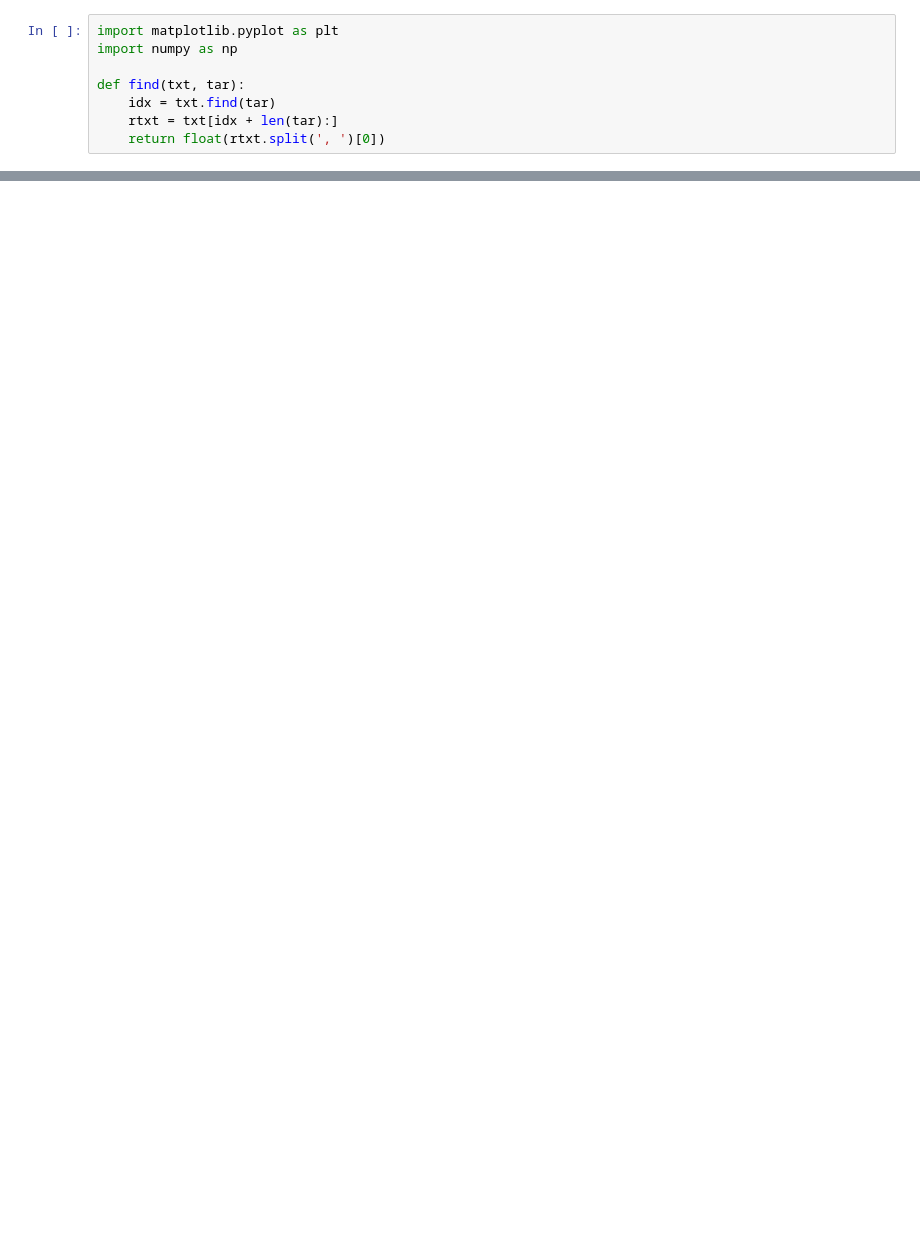
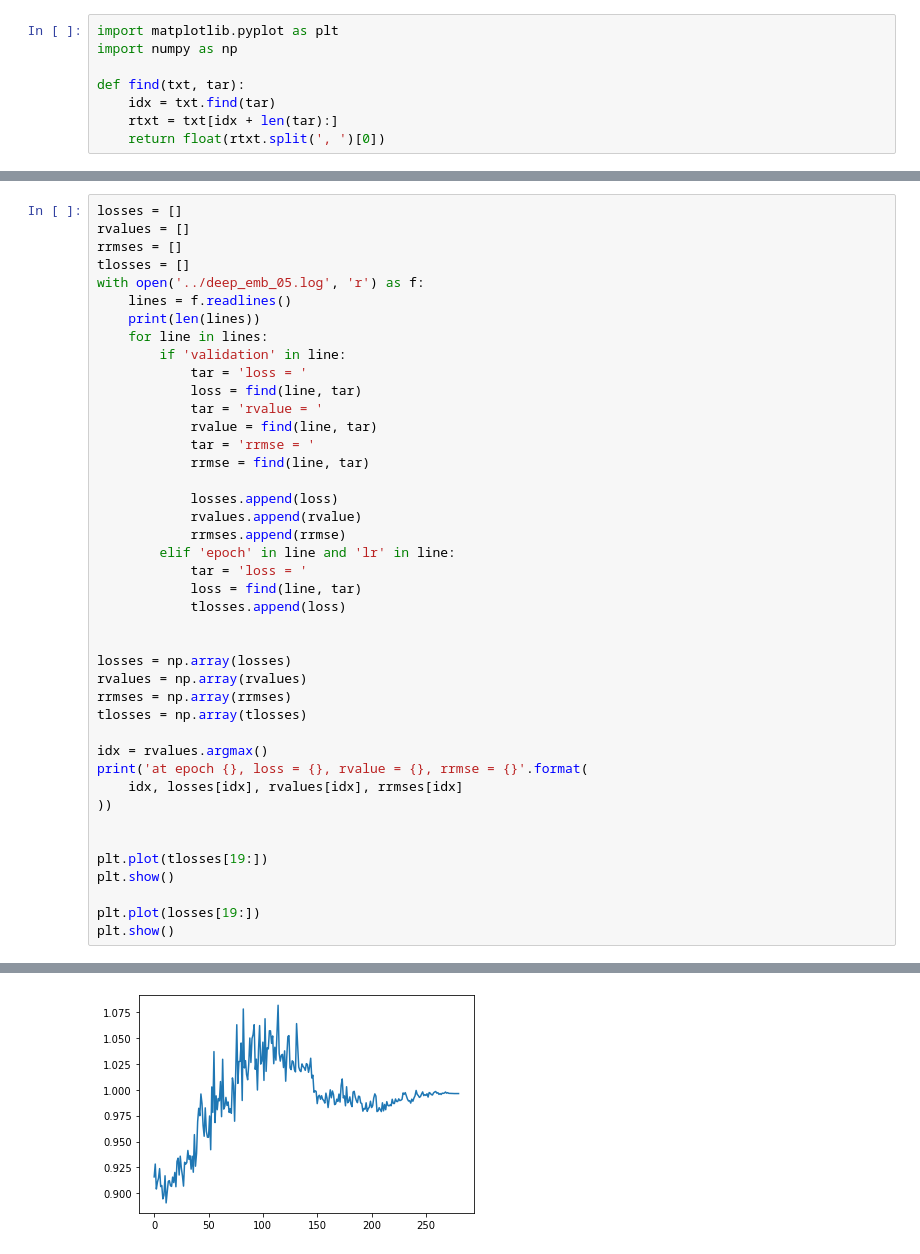
Before and after one commit to leepaul009/pri_model, a Jupyter notebook: notebook/res.ipynb, the cells around one changed output, grey strips where cells are left out. Saved outputs shown, nothing was run; the diff lists cells and outputs as text; blank space fills up the shorter version.

```diff
--- a/notebook/res.ipynb
+++ b/notebook/res.ipynb
@@ -8,0 +58,43 @@ def find(txt, tar):
+# %%
+losses = []
+rvalues = []
+rrmses = []
+tlosses = []
+with open('../deep_emb_05.log', 'r') as f:
+    lines = f.readlines()
+    print(len(lines))
+    for line in lines:
+        if 'validation' in line:
+            tar = 'loss = '
+            loss = find(line, tar)
+            tar = 'rvalue = '
+            rvalue = find(line, tar)
+            tar = 'rrmse = '
+            rrmse = find(line, tar)
+
+            losses.append(loss)
+            rvalues.append(rvalue)
+            rrmses.append(rrmse)
+        elif 'epoch' in line and 'lr' in line:
+            tar = 'loss = '
+            loss = find(line, tar)
+            tlosses.append(loss)
+
+
+losses = np.array(losses)
+rvalues = np.array(rvalues)
+rrmses = np.array(rrmses)
+tlosses = np.array(tlosses)
+
+idx = rvalues.argmax()
+print('at epoch {}, loss = {}, rvalue = {}, rrmse = {}'.format(
+    idx, losses[idx], rvalues[idx], rrmses[idx]
+))
+
+
+plt.plot(tlosses[19:])
+plt.show()
+
+plt.plot(losses[19:])
+plt.show()
+# %% [output]
@@ -9,3 +104,4 @@ def find(txt, tar):
+[figure, added]
 # %%
 losses = []
 rvalues = []
```
Also changed, not shown: parts of 12 cells of this notebook, 13 other files.
